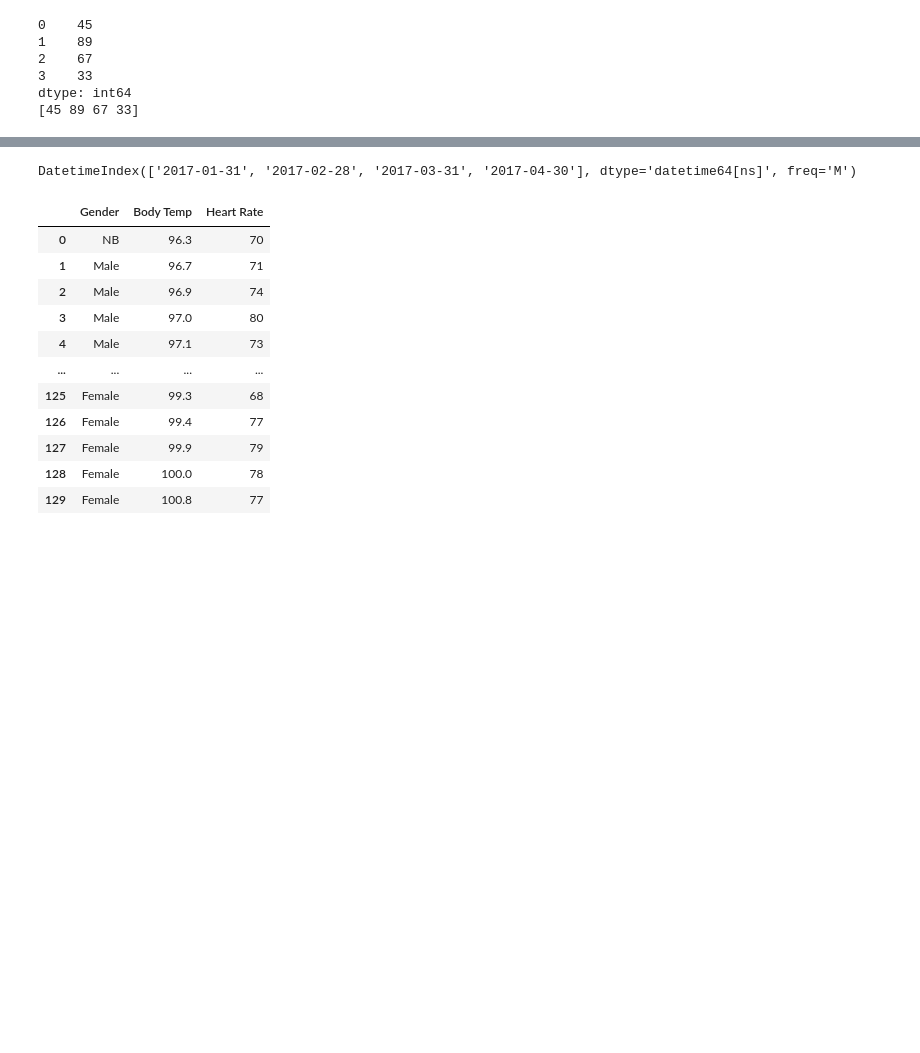
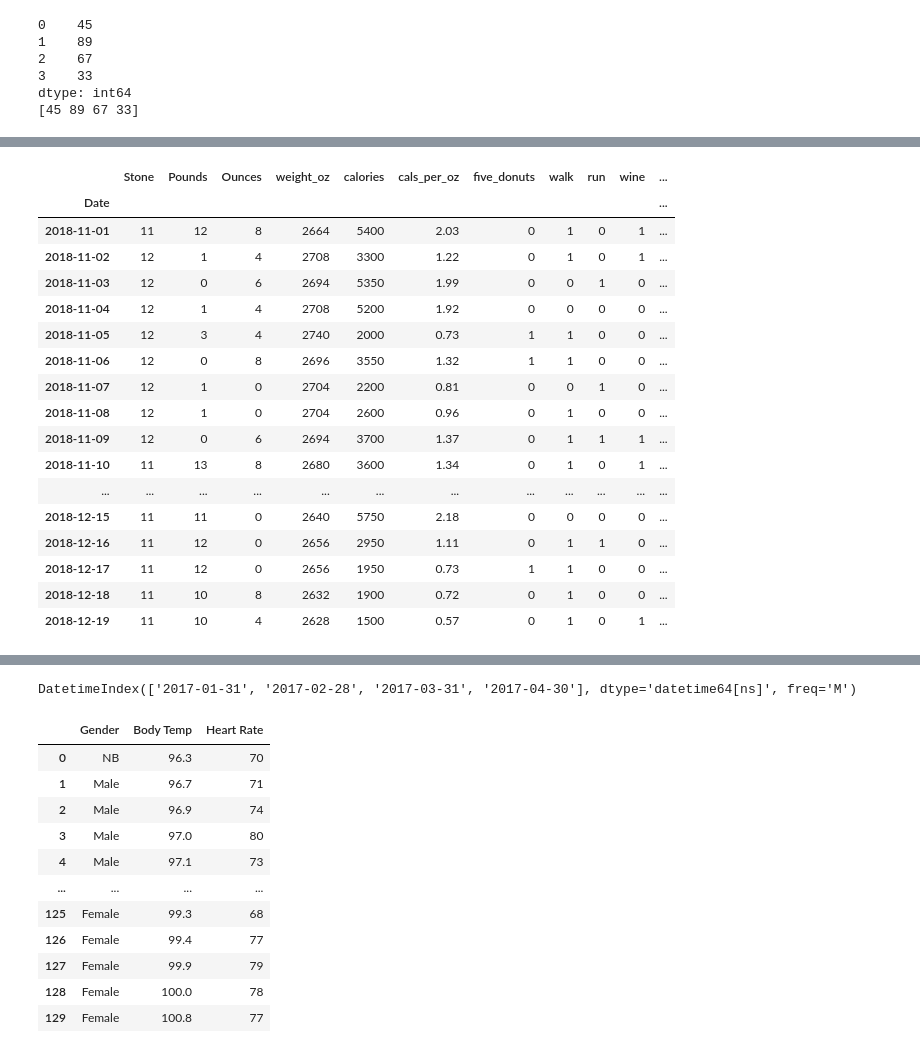
Before and after one commit to maptv/Data-Wrangling-with-Python, a Jupyter notebook: IntermediateDataWrangling/DataWranglingWithPandas/DataWranglingWithPandas-code.ipynb, the cells around one changed output, grey strips where cells are left out. Saved outputs shown, nothing was run; the diff lists cells and outputs as text; code cells hidden in the pictures; blank space fills up the shorter version.

Commit message:
discuss slicing/indexing with dates, explore the dt accessor, and raise the issue of timezones

```diff
--- a/IntermediateDataWrangling/DataWranglingWithPandas/DataWranglingWithPandas-code.ipynb
+++ b/IntermediateDataWrangling/DataWranglingWithPandas/DataWranglingWithPandas-code.ipynb
@@ -678,0 +698,2 @@ dtype: int64
+# %%
+diet = pd.read_csv(data_dir / "diet_data.csv", parse_dates=["Date"])
@@ -678,0 +723,23 @@ dtype: int64
+# %%
+diet = diet.set_index("Date")
+# %%
+diet.loc["2018-11":]
+# %% [output]
+|  | Stone | Pounds | Ounces | weight_oz | calories | cals_per_oz | five_donuts | walk | run | wine | ... |
+| Date |  |  |  |  |  |  |  |  |  |  | ... |
+| 2018-11-01 | 11 | 12 | 8 | 2664 | 5400 | 2.03 | 0 | 1 | 0 | 1 | ... |
+| 2018-11-02 | 12 | 1 | 4 | 2708 | 3300 | 1.22 | 0 | 1 | 0 | 1 | ... |
+| 2018-11-03 | 12 | 0 | 6 | 2694 | 5350 | 1.99 | 0 | 0 | 1 | 0 | ... |
+| 2018-11-04 | 12 | 1 | 4 | 2708 | 5200 | 1.92 | 0 | 0 | 0 | 0 | ... |
+| 2018-11-05 | 12 | 3 | 4 | 2740 | 2000 | 0.73 | 1 | 1 | 0 | 0 | ... |
+| 2018-11-06 | 12 | 0 | 8 | 2696 | 3550 | 1.32 | 1 | 1 | 0 | 0 | ... |
+| 2018-11-07 | 12 | 1 | 0 | 2704 | 2200 | 0.81 | 0 | 0 | 1 | 0 | ... |
+| 2018-11-08 | 12 | 1 | 0 | 2704 | 2600 | 0.96 | 0 | 1 | 0 | 0 | ... |
+| 2018-11-09 | 12 | 0 | 6 | 2694 | 3700 | 1.37 | 0 | 1 | 1 | 1 | ... |
+| 2018-11-10 | 11 | 13 | 8 | 2680 | 3600 | 1.34 | 0 | 1 | 0 | 1 | ... |
+| ... | ... | ... | ... | ... | ... | ... | ... | ... | ... | ... | ... |
+| 2018-12-15 | 11 | 11 | 0 | 2640 | 5750 | 2.18 | 0 | 0 | 0 | 0 | ... |
+| 2018-12-16 | 11 | 12 | 0 | 2656 | 2950 | 1.11 | 0 | 1 | 1 | 0 | ... |
+| 2018-12-17 | 11 | 12 | 0 | 2656 | 1950 | 0.73 | 1 | 1 | 0 | 0 | ... |
+| 2018-12-18 | 11 | 10 | 8 | 2632 | 1900 | 0.72 | 0 | 1 | 0 | 0 | ... |
+| 2018-12-19 | 11 | 10 | 4 | 2628 | 1500 | 0.57 | 0 | 1 | 0 | 1 | ... |
```
Also changed, not shown: parts of 60 cells of this notebook.
